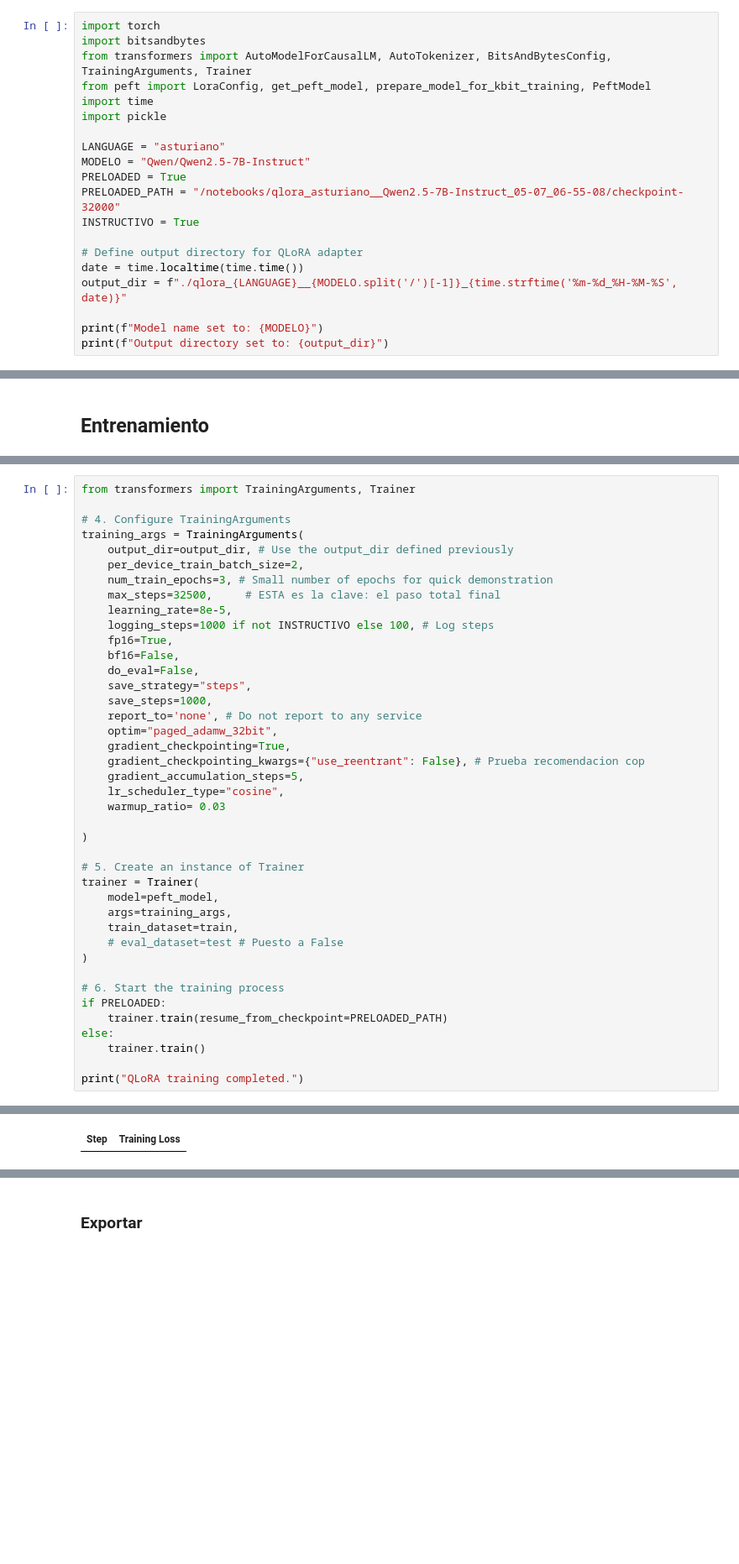
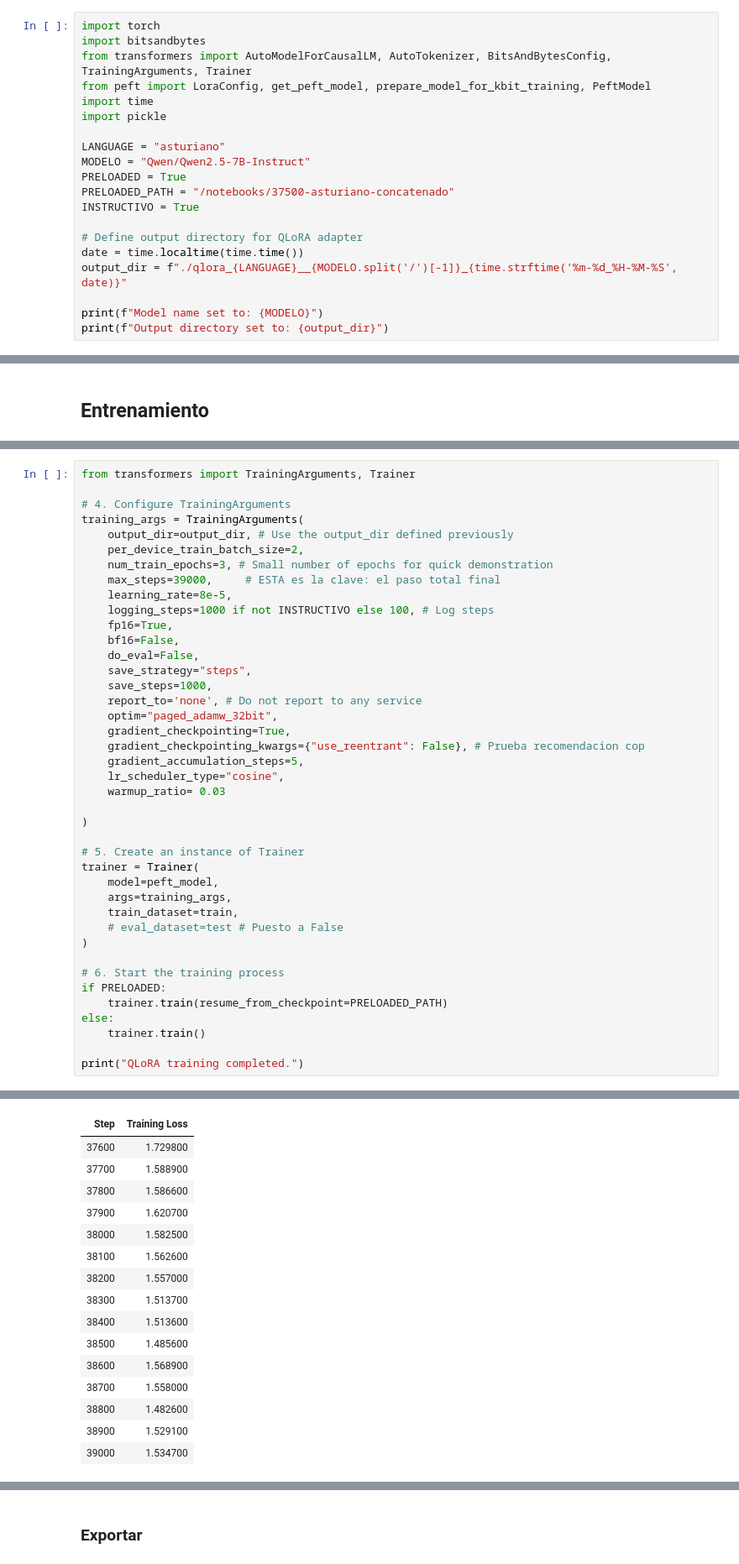
Before and after one commit to MiguelGP-13/TFG, a Jupyter notebook: 3-Train.ipynb, the cells around one changed output, grey strips where cells are left out. Shown at 84% size. Cells and saved outputs as stored; diff of their text form; blank space fills up the shorter version.

```diff
--- a/3-Train.ipynb
+++ b/3-Train.ipynb
@@ -61,7 +61,7 @@ import pickle
 LANGUAGE = "asturiano"
 MODELO = "Qwen/Qwen2.5-7B-Instruct"
 PRELOADED = True
-PRELOADED_PATH = "/notebooks/qlora_asturiano__Qwen2.5-7B-Instruct_05-07_06-55-08/checkpoint-32000"
+PRELOADED_PATH = "/notebooks/37500-asturiano-concatenado"
 INSTRUCTIVO = True
 
 # Define output directory for QLoRA adapter
@@ -218,7 +218,7 @@ training_args = TrainingArguments(
     output_dir=output_dir, # Use the output_dir defined previously
     per_device_train_batch_size=2,
     num_train_epochs=3, # Small number of epochs for quick demonstration
-    max_steps=32500,     # ESTA es la clave: el paso total final
+    max_steps=39000,     # ESTA es la clave: el paso total final
     learning_rate=8e-5,
     logging_steps=1000 if not INSTRUCTIVO else 100, # Log steps
     fp16=True,
@@ -259,4 +260,19 @@ Warning: The following arguments do not match the ones in the `trainer_state.jso
 | Step | Training Loss |
+| 37600 | 1.729800 |
+| 37700 | 1.588900 |
+| 37800 | 1.586600 |
+| 37900 | 1.620700 |
+| 38000 | 1.582500 |
+| 38100 | 1.562600 |
+| 38200 | 1.557000 |
+| 38300 | 1.513700 |
+| 38400 | 1.513600 |
+| 38500 | 1.485600 |
+| 38600 | 1.568900 |
+| 38700 | 1.558000 |
+| 38800 | 1.482600 |
+| 38900 | 1.529100 |
+| 39000 | 1.534700 |
 QLoRA training completed.
 # %% [markdown]
 ### Exportar
```
Also changed, not shown: parts of 5 cells of this notebook, 2 other files.
